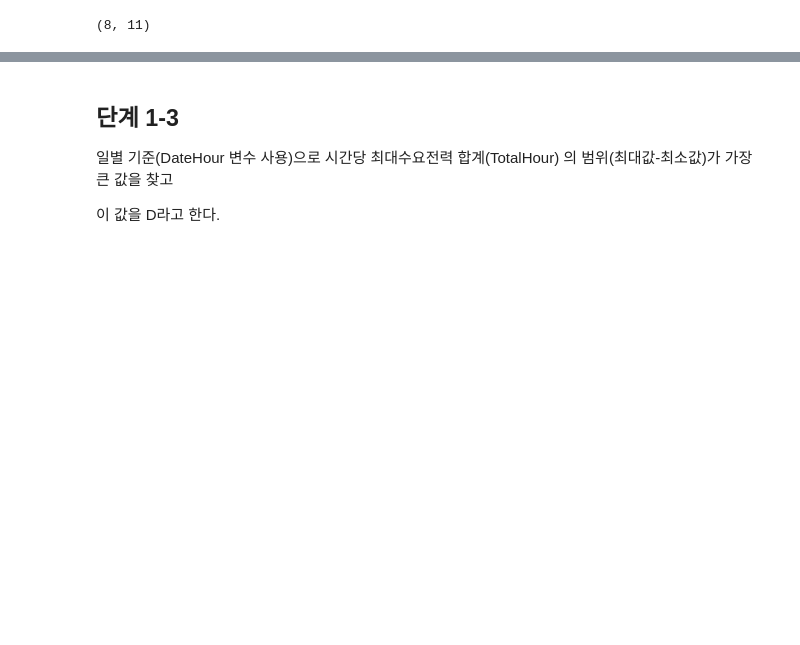
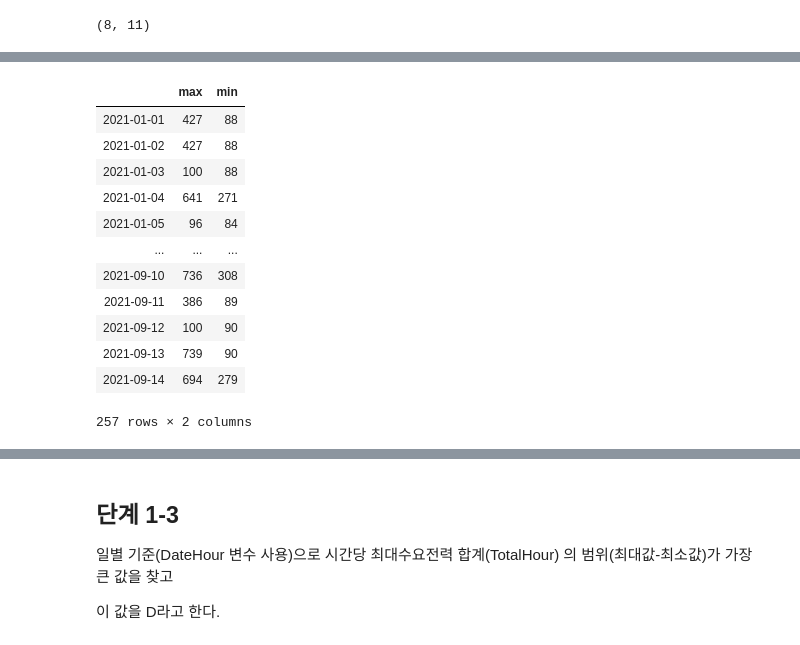
Before and after one commit to sunkusun9/DS_lv3_2605, a Jupyter notebook: sec_ds_lv3_prob3_prob.ipynb, the cells around one changed output, grey strips where cells are left out. Drawn from its saved outputs; the diff is of its cells as text; code cells hidden in the pictures; blank space fills up the shorter version.

```diff
--- a/sec_ds_lv3_prob3_prob.ipynb
+++ b/sec_ds_lv3_prob3_prob.ipynb
@@ -567,0 +629,17 @@ dtype: int64
+# %%
+# 꿀팁: grouping의 기준이 하나일 경우, 이 기준을 groupby 직접 전달 가능
+df_basetable1.groupby(df_basetable1.index.date)['TotalHour'].agg(['max', 'min'])
+# %% [output]
+|  | max | min |
+| 2021-01-01 | 427 | 88 |
+| 2021-01-02 | 427 | 88 |
+| 2021-01-03 | 100 | 88 |
+| 2021-01-04 | 641 | 271 |
+| 2021-01-05 | 96 | 84 |
+| ... | ... | ... |
+| 2021-09-10 | 736 | 308 |
+| 2021-09-11 | 386 | 89 |
+| 2021-09-12 | 100 | 90 |
+| 2021-09-13 | 739 | 90 |
+| 2021-09-14 | 694 | 279 |
+257 rows × 2 columns
```
Also changed, not shown: parts of 65 cells of this notebook.
